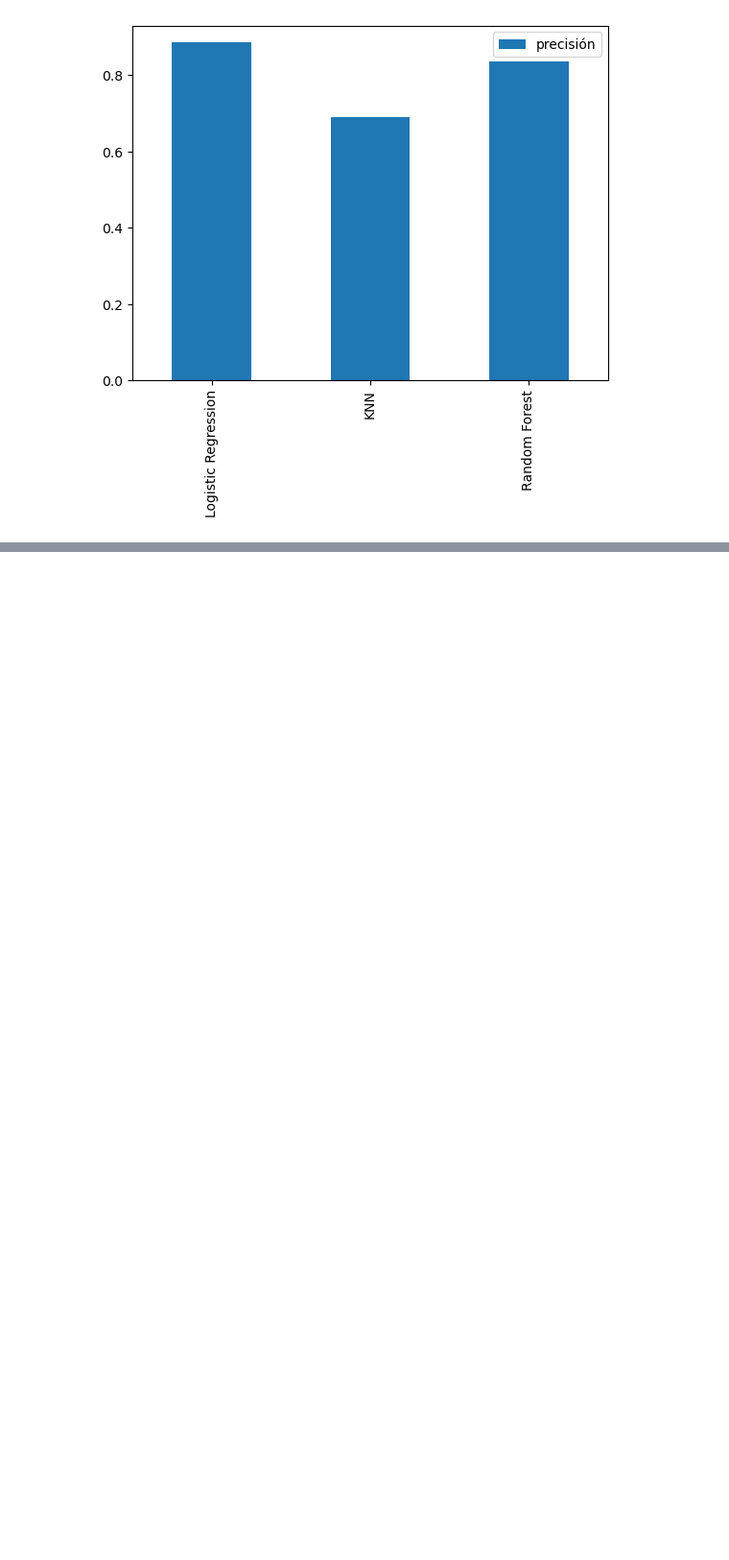
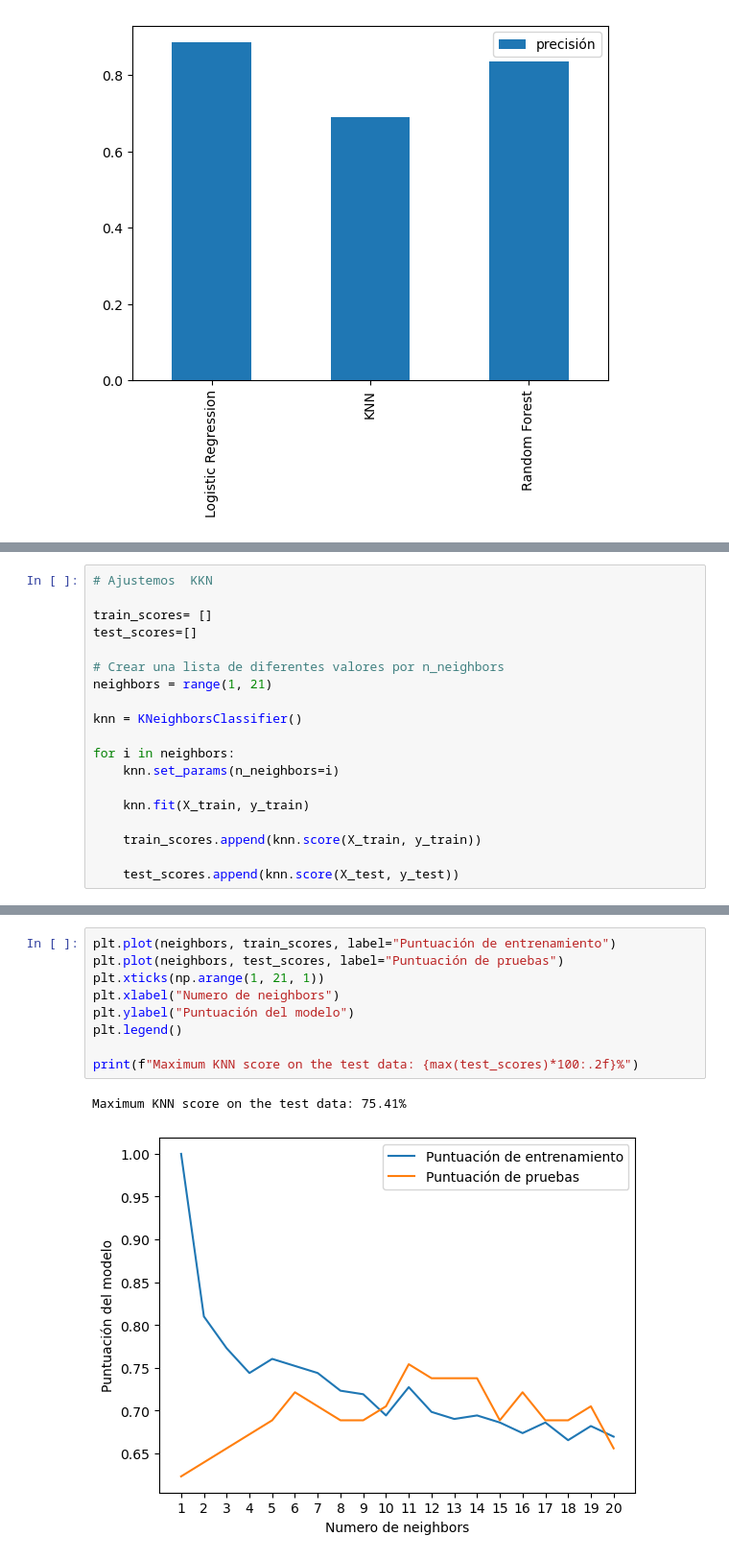
Before and after one commit to jjvemz/ML-and-DL-Bootcamp, a Jupyter notebook: HeartDiseaseProject/end-to-end heart disease predictions.ipynb, the cells around one changed output, grey strips where cells are left out. Shown at 96% size. Cells and saved outputs as stored; diff of their text form; blank space fills up the shorter version.

Commit message:
ajuste de  hiperparametros manual

```diff
--- a/HeartDiseaseProject/end-to-end heart disease predictions.ipynb
+++ b/HeartDiseaseProject/end-to-end heart disease predictions.ipynb
@@ -556,0 +557,19 @@ Revisemos lo siguiente:
+# %%
+# Ajustemos  KKN
+
+train_scores= []
+test_scores=[]
+
+# Crear una lista de diferentes valores por n_neighbors
+neighbors = range(1, 21)
+
+knn = KNeighborsClassifier()
+
+for i in neighbors:
+    knn.set_params(n_neighbors=i)
+
+    knn.fit(X_train, y_train)
+
+    train_scores.append(knn.score(X_train, y_train))
+
+    test_scores.append(knn.score(X_test, y_test))
@@ -556,0 +622,12 @@ Revisemos lo siguiente:
+# %%
+plt.plot(neighbors, train_scores, label="Puntuación de entrenamiento")
+plt.plot(neighbors, test_scores, label="Puntuación de pruebas")
+plt.xticks(np.arange(1, 21, 1))
+plt.xlabel("Numero de neighbors")
+plt.ylabel("Puntuación del modelo")
+plt.legend()
+
+print(f"Maximum KNN score on the test data: {max(test_scores)*100:.2f}%")
+# %% [output]
+Maximum KNN score on the test data: 75.41%
+[figure, added]
```
Also changed, not shown: parts of 4 cells of this notebook.
